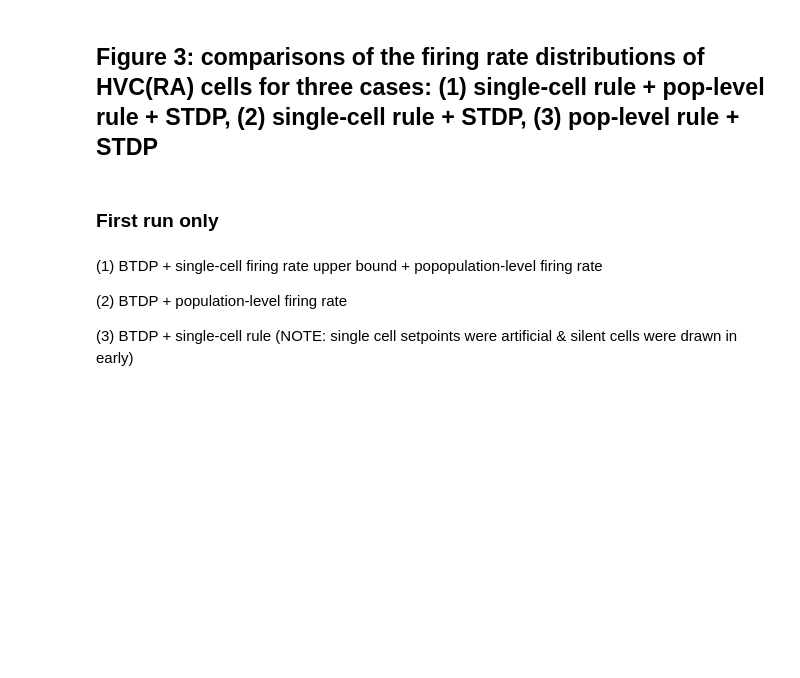
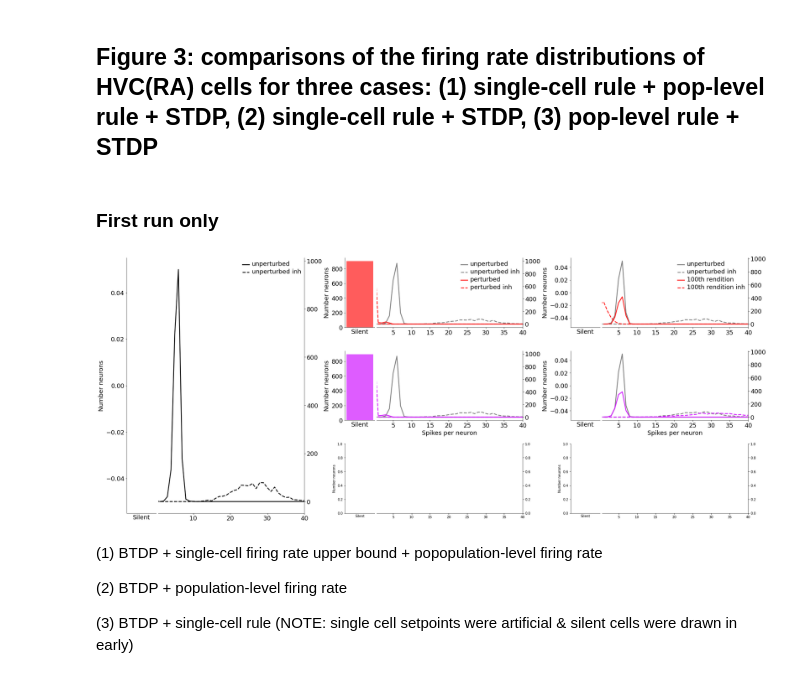
Before and after one commit to davidgbe/synfire_chain_growth, a Jupyter notebook: paper_figures_21_05_05/paper_figs_circa_21_12/firing_rate_homeostasis_sims_and_figs_21_12_07/uniform_chain_exps_21_12_07/paper_figures_nb_21_05_06.ipynb, the cells around one changed output. Cells and saved outputs as stored; diff of their text form; code cells hidden in the pictures; blank space fills up the shorter version.

```diff
--- a/paper_figures_21_05_05/paper_figs_circa_21_12/firing_rate_homeostasis_sims_and_figs_21_12_07/uniform_chain_exps_21_12_07/paper_figures_nb_21_05_06.ipynb
+++ b/paper_figures_21_05_05/paper_figs_circa_21_12/firing_rate_homeostasis_sims_and_figs_21_12_07/uniform_chain_exps_21_12_07/paper_figures_nb_21_05_06.ipynb
@@ -848,7 +548,10 @@ def make_figure_2_plot(names, labels, condition_colors, file_name_ext='', ylim1=
 def make_figure_3(names, ylim=(0, 8), trials=[3], timepoints = [0, 10, 12, 299]):
     all_dirs = []
     for name in names:
-        all_dirs.append([dirs for dirs in filter_list_by_name_frags(all_in_dir('./robustness'), [name])])
+        if type(name) is list:
+            all_dirs.append([dirs for dirs in filter_list_by_name_frags(all_in_dir('./robustness'), name)])
+        else:
+            all_dirs.append([dirs for dirs in filter_list_by_name_frags(all_in_dir('./robustness'), [name])])
 
     spaced_colors = ['#ff1717', '#d117ff', '#171bff']
     labels = [
@@ -872,7 +575,7 @@ def make_figure_3(names, ylim=(0, 8), trials=[3], timepoints = [0, 10, 12, 299])
             sub_axs[0].tick_params(bottom=False, labelbottom=False)
             sub_axs[0].set_ylabel('Number neurons')
             sub_axs[0].set_xlim(-1.5, 1.5)
-            sub_axs[1].set_xlim(0.5, 20)
+            sub_axs[1].set_xlim(0.5, 40)
             sub_axs[0].set_xlabel('Silent')
             sub_axs[0].spines['right'].set_visible(False)
             sub_axs[0].spines['top'].set_visible(False)
@@ -885,8 +588,7 @@ def make_figure_3(names, ylim=(0, 8), trials=[3], timepoints = [0, 10, 12, 299])
         col_2_axs = [create_split_freq_plot(i, i+2, 12, fig, gs) for i in range(0, 6, 2)]
 
         axs = [
-            [create_split_freq_plot(0, 3, 0, fig, gs)],
-            [create_split_freq_plot(3, 6, 0, fig, gs)],
+            [create_split_freq_plot(0, 6, 0, fig, gs)],
             col_1_axs,
             col_2_axs,
         ]
@@ -899,10 +601,11 @@ def make_figure_3(names, ylim=(0, 8), trials=[3], timepoints = [0, 10, 12, 299])
         for idx, exp_dir_names in enumerate(all_dirs):
             j = 0
             exp_dir_names = sorted(exp_dir_names, key=lambda x: x[-4:])
-            for i, data in load_exp_data(os.path.join('./robustness', exp_dir_names[i_t]), name_frags=['dropout_0']):
+            for i, data_load in load_exp_data(os.path.join('./robustness', exp_dir_names[i_t]), name_frags=['dropout_0']):
                 if j < len(timepoints) and i == timepoints[j]:
+                    data = data_load()
 
-                    if j >= 2 or (j == 1 and idx == 0):
+                    if j >= 1:
                         if idx == 0:
                             axs[j][idx][0].bar(spk_bins_zero[:1], freqs_zero[:1], color='gray', alpha=0.2, zorder=-j, width=1, label=labels[0])
                             axs[j][idx][1].plot(spk_bins_zero[1:], freqs_zero[1:], color='gray', alpha=1., zorder=-j, lw=2.5, label=labels[0])
@@ -919,7 +622,7 @@ def make_figure_3(names, ylim=(0, 8), trials=[3], timepoints = [0, 10, 12, 299])
                     spks_for_i_cells = data['inh_raster']
                     if len(spks_for_i_cells) > 0:
                         spks_for_i_cells = spks_for_i_cells[1]
-                        cell_labels, spks_i = bin_occurrences(spks_for_i_cells, min_val=900, max_val=1350, bin_size=1)
+                        cell_labels, spks_i = bin_occurrences(spks_for_i_cells, min_val=2000, max_val=3000, bin_size=1)
                         spk_bins_i, freqs_i = bin_occurrences(spks_i, max_val=100, bin_size=1)
                     else:
                         spk_bins_i, freqs_i = (np.zeros(100), np.zeros(100))
@@ -930,8 +633,8 @@ def make_figure_3(names, ylim=(0, 8), trials=[3], timepoints = [0, 10, 12, 299])
                         spk_bins_i_zero = spk_bins_i
                         freqs_i_zero = freqs_i
 
-                    if j >= 2 or (j < 2 and idx == 0):
-                        color = 'black' if j < 2 else spaced_colors[idx]
+                    if j >= 1 or (j == 0 and idx == 0):
+                        color = 'black' if j < 1 else spaced_colors[idx]
                         if idx == 0:
                             axs[j][idx][0].bar(spk_bins[:1], freqs[:1], color=color, alpha=0.7, zorder=-j, width=1, label=labels[j])
                             axs[j][idx][1].plot(spk_bins[1:], freqs[1:], color=color, alpha=1., zorder=-j, lw=2.5, label=labels[j])
@@ -968,3 +665,10 @@ make_figure_3([
+# %%
+make_figure_3([
+    fr_only_name_frags,
+    two_single_cell_rules_name_frags,
+], timepoints=[0, 13, 50], trials=np.arange(1))
+# %% [output]
+[figure, added]
 # %% [markdown]
 (1) BTDP + single-cell firing rate upper bound + popopulation-level firing rate
 
```
Also changed, not shown: parts of 39 cells of this notebook, 6 other files.
